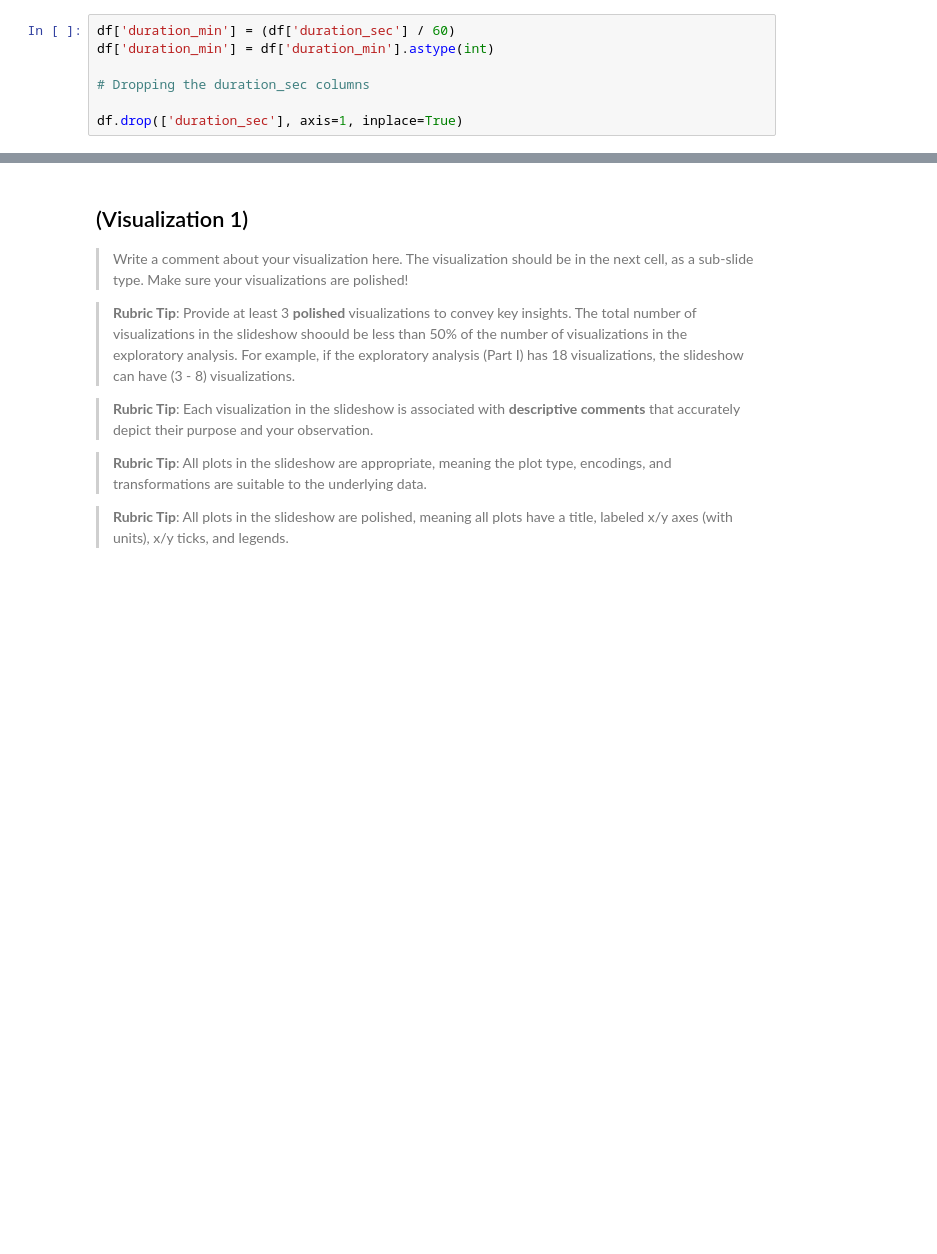
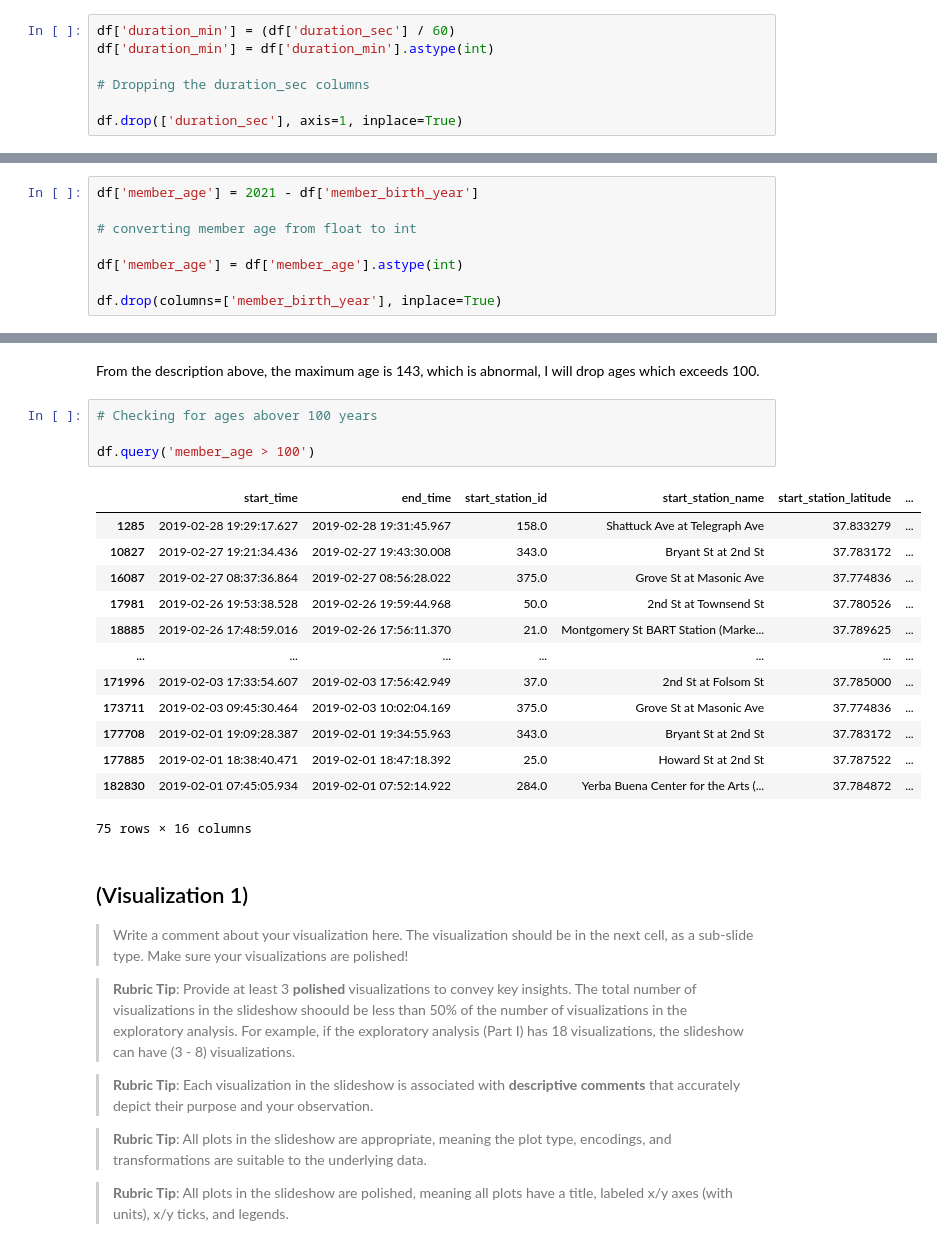
Before and after one commit to Eben-Success/Udacity_Data_Analysis_Projects, a Jupyter notebook: Project 3/notebook.ipynb, the cells around one changed output, grey strips where cells are left out. Cells and saved outputs as stored; diff of their text form; blank space fills up the shorter version.

Commit message:
query ages > 100

```diff
--- a/Project 3/notebook.ipynb
+++ b/Project 3/notebook.ipynb
@@ -219,0 +242,8 @@ df.drop(['duration_sec'], axis=1, inplace=True)
+# %%
+df['member_age'] = 2021 - df['member_birth_year']
+
+# converting member age from float to int
+
+df['member_age'] = df['member_age'].astype(int)
+
+df.drop(columns=['member_birth_year'], inplace=True)
@@ -220,3 +262,23 @@ df.drop(['duration_sec'], axis=1, inplace=True)
+# %% [markdown]
+From the description above, the maximum age is 143, which is abnormal, I will drop ages which exceeds 100.
+# %%
+# Checking for ages abover 100 years
+
+df.query('member_age > 100')
+# %% [output]
+|  | start_time | end_time | start_station_id | start_station_name | start_station_latitude | ... |
+| 1285 | 2019-02-28 19:29:17.627 | 2019-02-28 19:31:45.967 | 158.0 | Shattuck Ave at Telegraph Ave | 37.833279 | ... |
+| 10827 | 2019-02-27 19:21:34.436 | 2019-02-27 19:43:30.008 | 343.0 | Bryant St at 2nd St | 37.783172 | ... |
+| 16087 | 2019-02-27 08:37:36.864 | 2019-02-27 08:56:28.022 | 375.0 | Grove St at Masonic Ave | 37.774836 | ... |
+| 17981 | 2019-02-26 19:53:38.528 | 2019-02-26 19:59:44.968 | 50.0 | 2nd St at Townsend St | 37.780526 | ... |
+| 18885 | 2019-02-26 17:48:59.016 | 2019-02-26 17:56:11.370 | 21.0 | Montgomery St BART Station (Marke... | 37.789625 | ... |
+| ... | ... | ... | ... | ... | ... | ... |
+| 171996 | 2019-02-03 17:33:54.607 | 2019-02-03 17:56:42.949 | 37.0 | 2nd St at Folsom St | 37.785000 | ... |
+| 173711 | 2019-02-03 09:45:30.464 | 2019-02-03 10:02:04.169 | 375.0 | Grove St at Masonic Ave | 37.774836 | ... |
+| 177708 | 2019-02-01 19:09:28.387 | 2019-02-01 19:34:55.963 | 343.0 | Bryant St at 2nd St | 37.783172 | ... |
+| 177885 | 2019-02-01 18:38:40.471 | 2019-02-01 18:47:18.392 | 25.0 | Howard St at 2nd St | 37.787522 | ... |
+| 182830 | 2019-02-01 07:45:05.934 | 2019-02-01 07:52:14.922 | 284.0 | Yerba Buena Center for the Arts (... | 37.784872 | ... |
+75 rows × 16 columns
 # %% [markdown]
 ## (Visualization 1)
 
```
Also changed, not shown: parts of 3 cells of this notebook.
